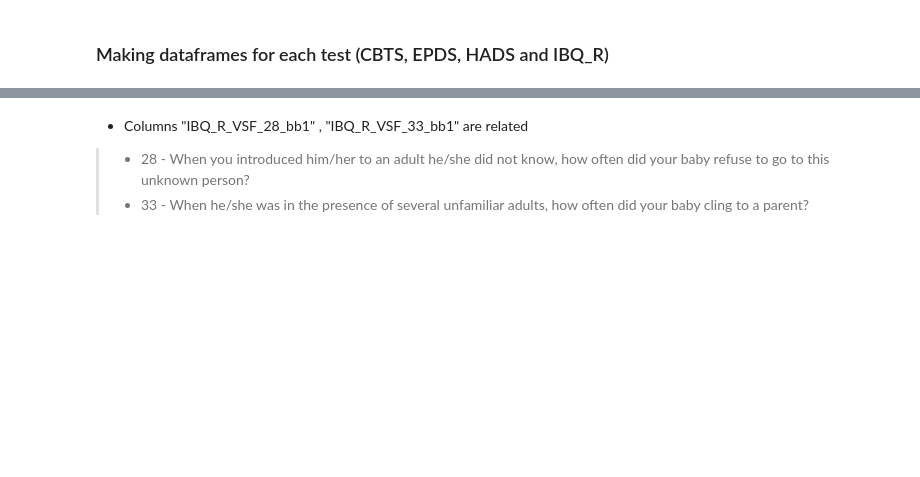
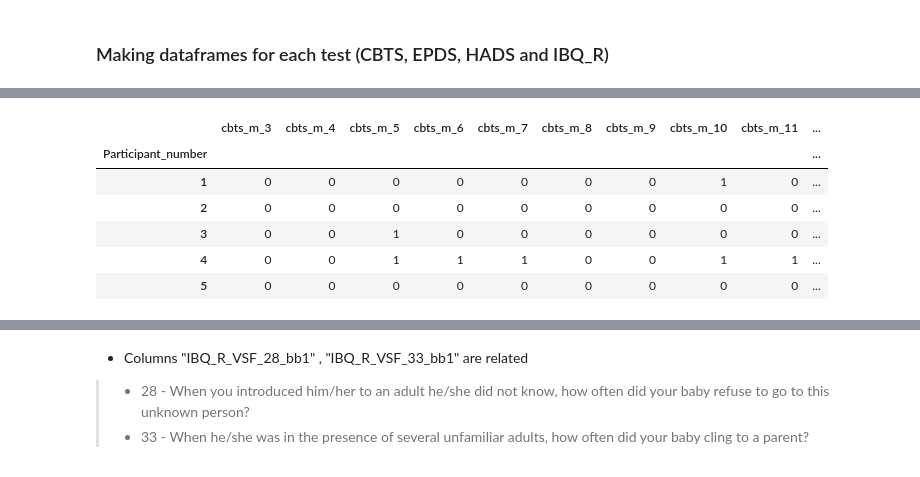
Before and after one commit to DRPproton/Maternal_mental_health_impact_on_infant_sleep, a Jupyter notebook: Maternal mental health impact on infant sleep.ipynb, the cells around one changed output, grey strips where cells are left out. Saved outputs shown, nothing was run; the diff lists cells and outputs as text; code cells hidden in the pictures; blank space fills up the shorter version.

Commit message:
Code to update column values in categorical columns. Code to split the dataset base on surveys

```diff
--- a/Maternal mental health impact on infant sleep.ipynb
+++ b/Maternal mental health impact on infant sleep.ipynb
@@ -88,0 +258,6 @@ df.isnull().sum() / df.shape[0] * 100
+# %%
+df.sex_baby1 = df.sex_baby1.replace({1: 'girl', 2: 'boy'})
+# %%
+# Renaming a single column
+df = df.rename(columns={'Marital_status_edit': 'Marital_status',
+                                 'sex_baby1': 'Sex'})
@@ -89,7 +266,9 @@ df.isnull().sum() / df.shape[0] * 100
+# %%
+df.columns = df.columns.str.lower()
 # %% [markdown]
 ### Making dataframes for each test (CBTS, EPDS, HADS and IBQ_R)
 # %%
-df_cbts = df.loc[:, 'CBTS_M_3': 'CBTS_22']
-df_epds = df.loc[:, 'EPDS_1': 'EPDS_10']
-df_hads = df.loc[:, 'HADS_1': 'HADS_13']
-df_ibq_r = df.loc[:, 'IBQ_R_VSF_3_bb1': 'IBQ_R_VSF_33_bb1']
+df_cbts = df.loc[:, 'cbts_m_3': 'cbts_22']
+df_epds = df.loc[:, 'epds_1': 'epds_10']
+df_hads = df.loc[:, 'hads_1': 'hads_13']
+df_ibq_r = df.loc[:, 'ibq_r_vsf_3_bb1': 'ibq_r_vsf_33_bb1']
@@ -98,0 +295,10 @@ df_no_q = df.loc[:, ['Age', 'Marital_status_edit', 'Education', 'Gestationnal_ag
+# %%
+df_cbts.head()
+# %% [output]
+|  | cbts_m_3 | cbts_m_4 | cbts_m_5 | cbts_m_6 | cbts_m_7 | cbts_m_8 | cbts_m_9 | cbts_m_10 | cbts_m_11 | ... |
+| Participant_number |  |  |  |  |  |  |  |  |  | ... |
+| 1 | 0 | 0 | 0 | 0 | 0 | 0 | 0 | 1 | 0 | ... |
+| 2 | 0 | 0 | 0 | 0 | 0 | 0 | 0 | 0 | 0 | ... |
+| 3 | 0 | 0 | 1 | 0 | 0 | 0 | 0 | 0 | 0 | ... |
+| 4 | 0 | 0 | 1 | 1 | 1 | 0 | 0 | 1 | 1 | ... |
+| 5 | 0 | 0 | 0 | 0 | 0 | 0 | 0 | 0 | 0 | ... |
```
Also changed, not shown: parts of 62 cells of this notebook.
